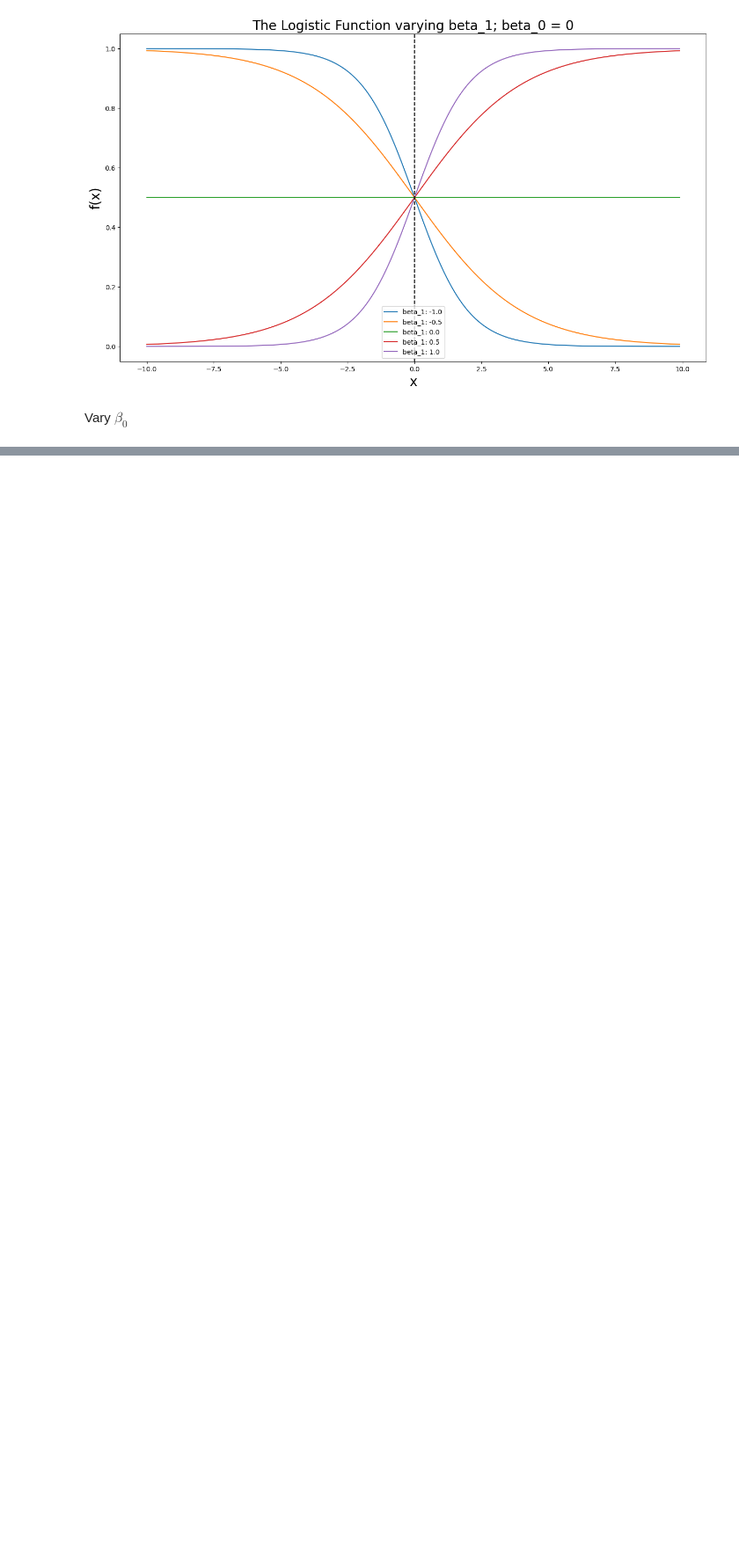
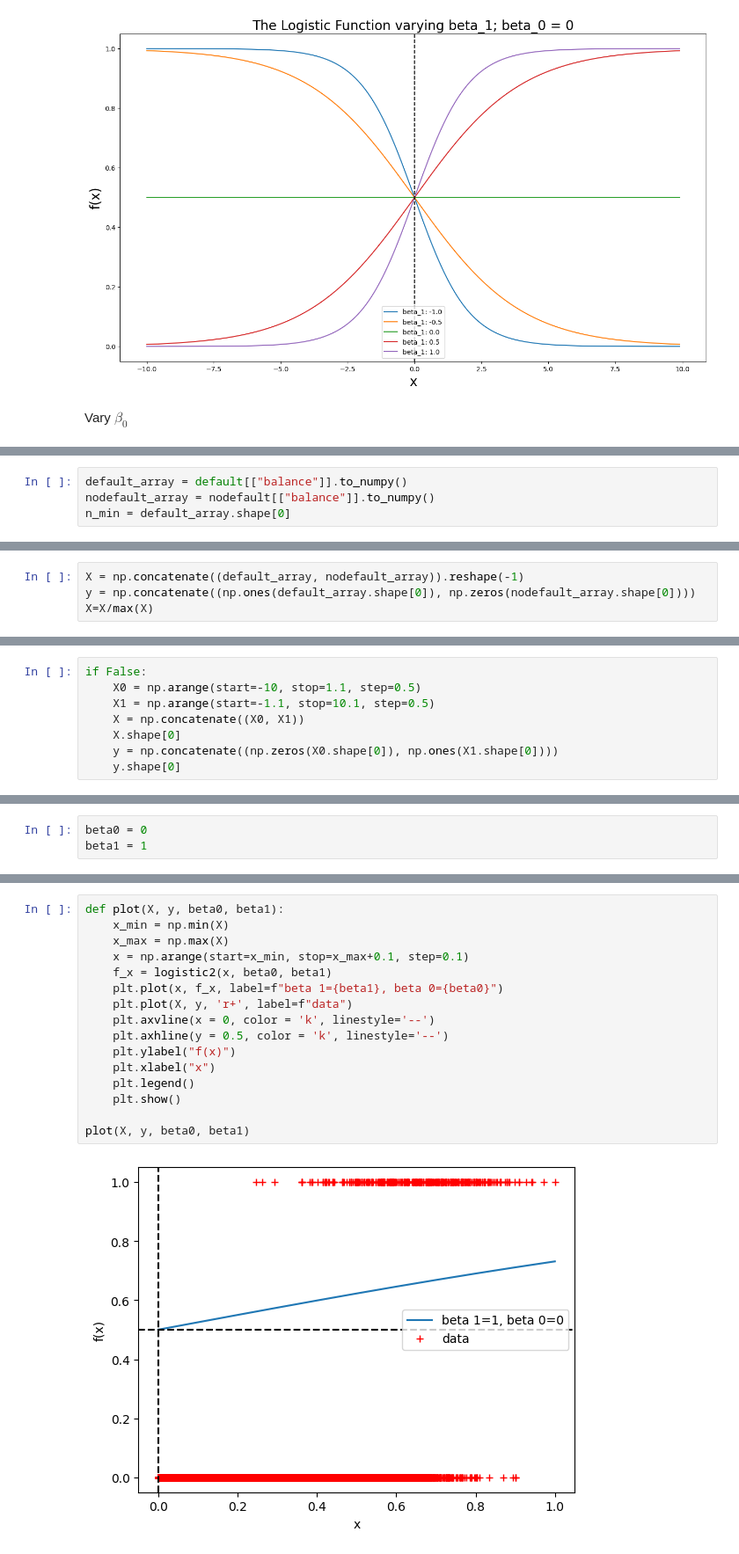
Before and after one commit to WelfLowe/Public-ML-Notebooks, a Jupyter notebook: Logistic function variants.ipynb, the cells around one changed output, grey strips where cells are left out. Shown at 88% size. Cells and saved outputs as stored; diff of their text form; blank space fills up the shorter version.

Commit message:
Added logistic regression notebook

```diff
--- a/Logistic function variants.ipynb
+++ b/Logistic function variants.ipynb
@@ -56,0 +86,4 @@ plt.show()
+# %%
+default_array = default[["balance"]].to_numpy()
+nodefault_array = nodefault[["balance"]].to_numpy()
+n_min = default_array.shape[0]
@@ -56,0 +92,4 @@ plt.show()
+# %%
+X = np.concatenate((default_array, nodefault_array)).reshape(-1)
+y = np.concatenate((np.ones(default_array.shape[0]), np.zeros(nodefault_array.shape[0])))
+X=X/max(X)
@@ -56,0 +105,8 @@ plt.show()
+# %%
+if False:
+    X0 = np.arange(start=-10, stop=1.1, step=0.5)
+    X1 = np.arange(start=-1.1, stop=10.1, step=0.5)
+    X = np.concatenate((X0, X1))
+    X.shape[0]
+    y = np.concatenate((np.zeros(X0.shape[0]), np.ones(X1.shape[0])))
+    y.shape[0]
@@ -56,0 +121,3 @@ plt.show()
+# %%
+beta0 = 0
+beta1 = 1
@@ -56,0 +144,18 @@ plt.show()
+# %%
+def plot(X, y, beta0, beta1):
+    x_min = np.min(X)
+    x_max = np.max(X)
+    x = np.arange(start=x_min, stop=x_max+0.1, step=0.1)
+    f_x = logistic2(x, beta0, beta1)
+    plt.plot(x, f_x, label=f"beta 1={beta1}, beta 0={beta0}")
+    plt.plot(X, y, 'r+', label=f"data")
+    plt.axvline(x = 0, color = 'k', linestyle='--')
+    plt.axhline(y = 0.5, color = 'k', linestyle='--')
+    plt.ylabel("f(x)")
+    plt.xlabel("x")
+    plt.legend()
+    plt.show()
+
+plot(X, y, beta0, beta1)
+# %% [output]
+[figure, added]
```
Also changed, not shown: parts of 30 cells of this notebook.
